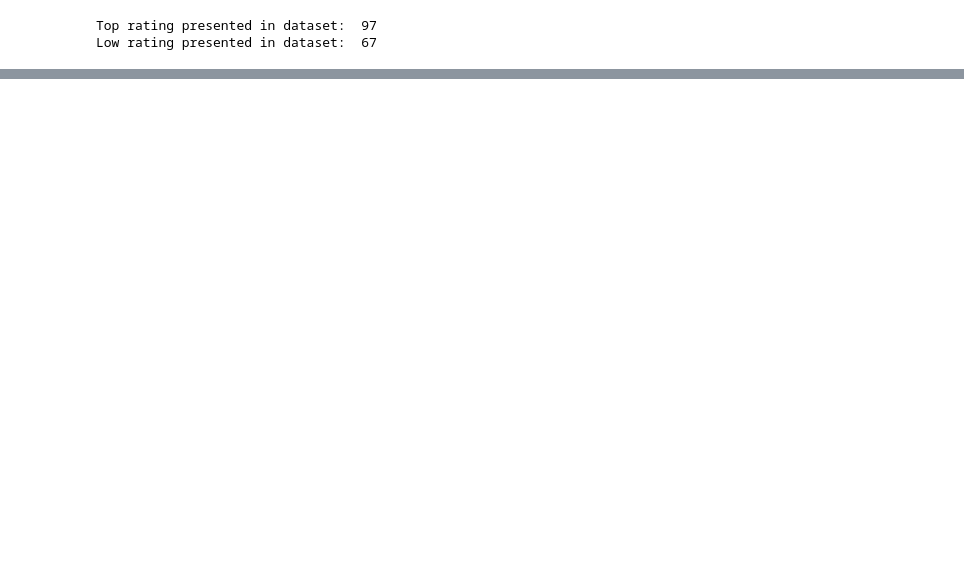
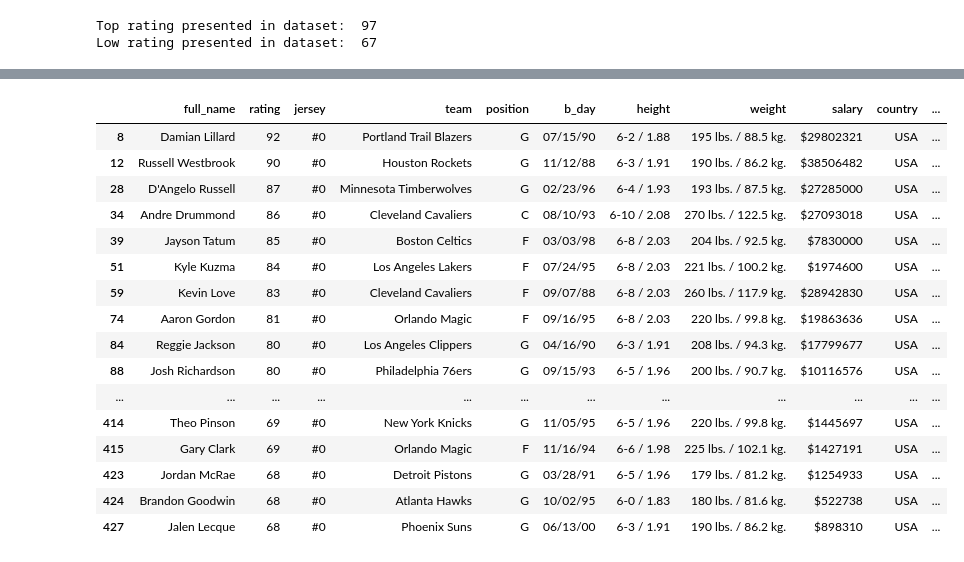
Before and after one commit to jralbarracin1/nba-2019-2020-analysis, a Jupyter notebook: nba-2019-2020-analysis.ipynb, the cells around one changed output, grey strips where cells are left out. Cells and saved outputs as stored; diff of their text form; code cells hidden in the pictures; blank space fills up the shorter version.

```diff
--- a/nba-2019-2020-analysis.ipynb
+++ b/nba-2019-2020-analysis.ipynb
@@ -37,0 +117,20 @@ Low rating presented in dataset:  67
+# %%
+df[(df['jersey'] == '#0') & (df['team'].notnull())]
+# %% [output]
+|  | full_name | rating | jersey | team | position | b_day | height | weight | salary | country | ... |
+| 8 | Damian Lillard | 92 | #0 | Portland Trail Blazers | G | 07/15/90 | 6-2 / 1.88 | 195 lbs. / 88.5 kg. | $29802321 | USA | ... |
+| 12 | Russell Westbrook | 90 | #0 | Houston Rockets | G | 11/12/88 | 6-3 / 1.91 | 190 lbs. / 86.2 kg. | $38506482 | USA | ... |
+| 28 | D'Angelo Russell | 87 | #0 | Minnesota Timberwolves | G | 02/23/96 | 6-4 / 1.93 | 193 lbs. / 87.5 kg. | $27285000 | USA | ... |
+| 34 | Andre Drummond | 86 | #0 | Cleveland Cavaliers | C | 08/10/93 | 6-10 / 2.08 | 270 lbs. / 122.5 kg. | $27093018 | USA | ... |
+| 39 | Jayson Tatum | 85 | #0 | Boston Celtics | F | 03/03/98 | 6-8 / 2.03 | 204 lbs. / 92.5 kg. | $7830000 | USA | ... |
+| 51 | Kyle Kuzma | 84 | #0 | Los Angeles Lakers | F | 07/24/95 | 6-8 / 2.03 | 221 lbs. / 100.2 kg. | $1974600 | USA | ... |
+| 59 | Kevin Love | 83 | #0 | Cleveland Cavaliers | F | 09/07/88 | 6-8 / 2.03 | 260 lbs. / 117.9 kg. | $28942830 | USA | ... |
+| 74 | Aaron Gordon | 81 | #0 | Orlando Magic | F | 09/16/95 | 6-8 / 2.03 | 220 lbs. / 99.8 kg. | $19863636 | USA | ... |
+| 84 | Reggie Jackson | 80 | #0 | Los Angeles Clippers | G | 04/16/90 | 6-3 / 1.91 | 208 lbs. / 94.3 kg. | $17799677 | USA | ... |
+| 88 | Josh Richardson | 80 | #0 | Philadelphia 76ers | G | 09/15/93 | 6-5 / 1.96 | 200 lbs. / 90.7 kg. | $10116576 | USA | ... |
+| ... | ... | ... | ... | ... | ... | ... | ... | ... | ... | ... | ... |
+| 414 | Theo Pinson | 69 | #0 | New York Knicks | G | 11/05/95 | 6-5 / 1.96 | 220 lbs. / 99.8 kg. | $1445697 | USA | ... |
+| 415 | Gary Clark | 69 | #0 | Orlando Magic | F | 11/16/94 | 6-6 / 1.98 | 225 lbs. / 102.1 kg. | $1427191 | USA | ... |
+| 423 | Jordan McRae | 68 | #0 | Detroit Pistons | G | 03/28/91 | 6-5 / 1.96 | 179 lbs. / 81.2 kg. | $1254933 | USA | ... |
+| 424 | Brandon Goodwin | 68 | #0 | Atlanta Hawks | G | 10/02/95 | 6-0 / 1.83 | 180 lbs. / 81.6 kg. | $522738 | USA | ... |
+| 427 | Jalen Lecque | 68 | #0 | Phoenix Suns | G | 06/13/00 | 6-3 / 1.91 | 190 lbs. / 86.2 kg. | $898310 | USA | ... |
```
Also changed, not shown: parts of 55 cells of this notebook.
